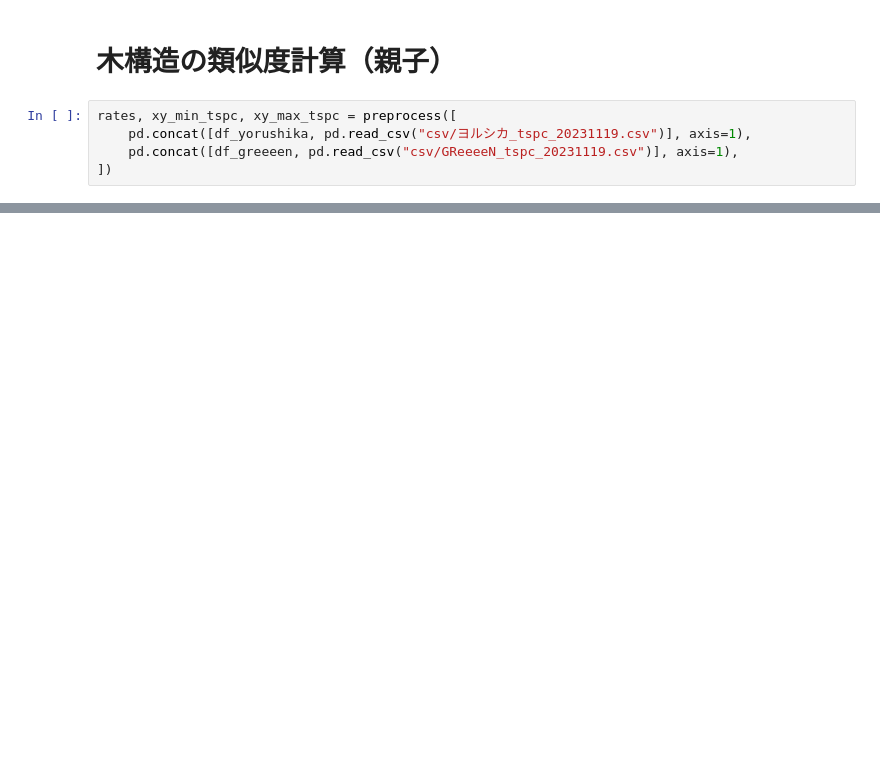
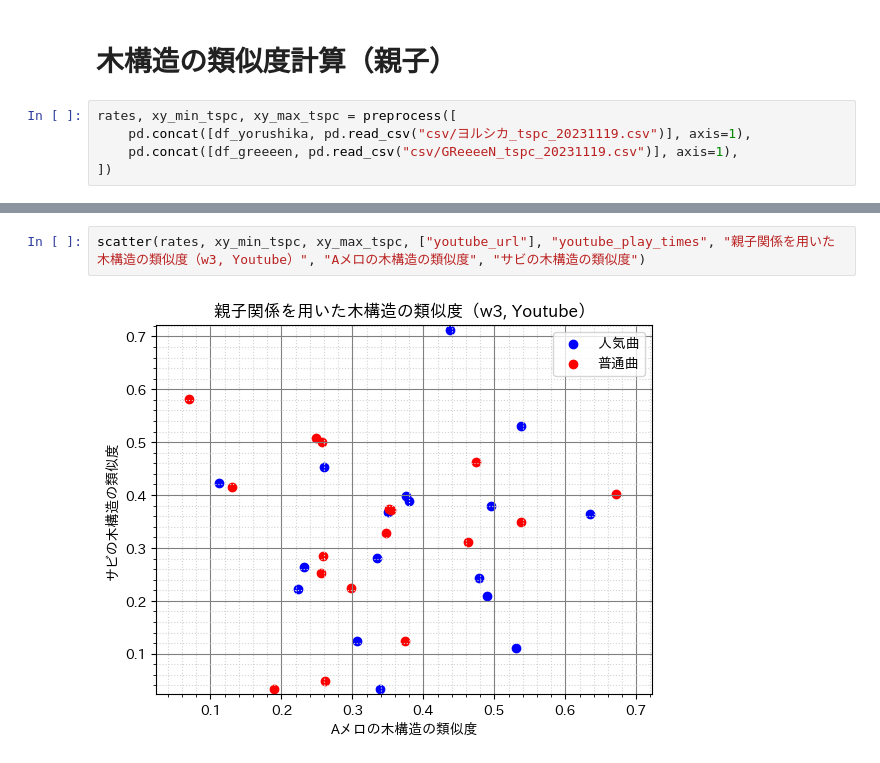
Before and after one commit to tsubasasugawara/lyrics_melody_analyzer, a Jupyter notebook: notebooks/ALL.ipynb, the cells around one changed output, grey strips where cells are left out. Drawn from its saved outputs; the diff is of its cells as text; blank space fills up the shorter version.

```diff
--- a/notebooks/ALL.ipynb
+++ b/notebooks/ALL.ipynb
@@ -97,0 +120,4 @@ scatter(rates, xy_min_tspc, xy_max_tspc, ["spotify_id"], "spotify_popularity", "
+# %%
+scatter(rates, xy_min_tspc, xy_max_tspc, ["youtube_url"], "youtube_play_times", "親子関係を用いた木構造の類似度（w3, Youtube）", "Aメロの木構造の類似度", "サビの木構造の類似度")
+# %% [output]
+[figure, added]
```
Also changed, not shown: parts of 11 cells of this notebook, 3 other files.
